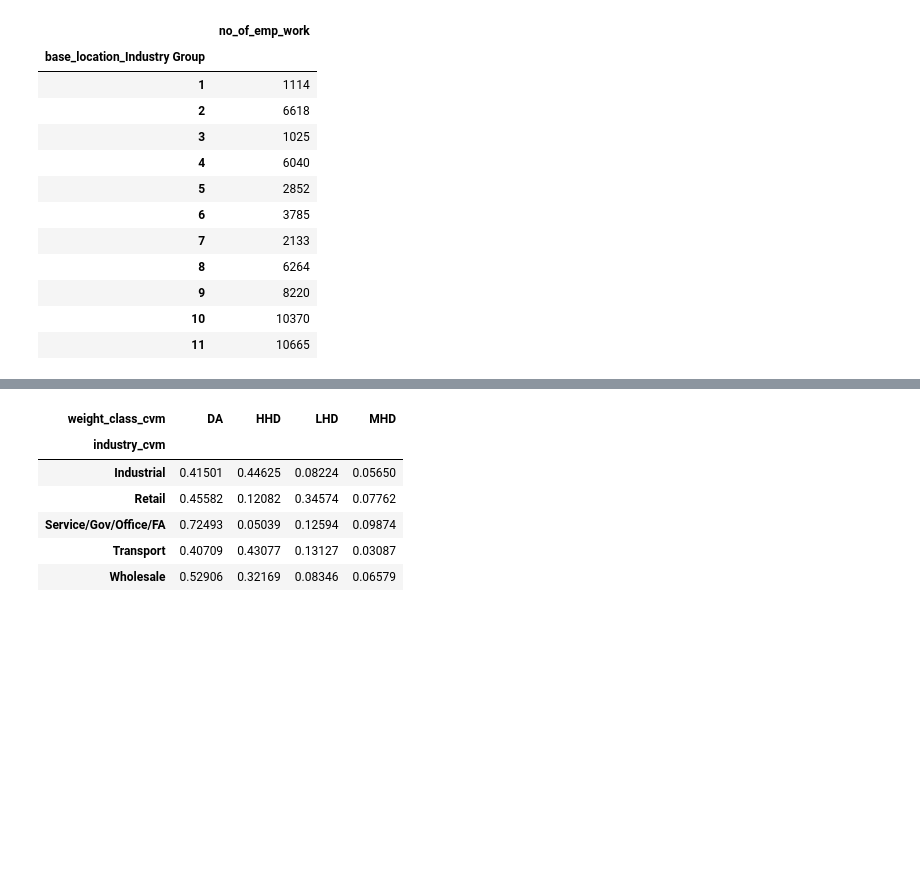
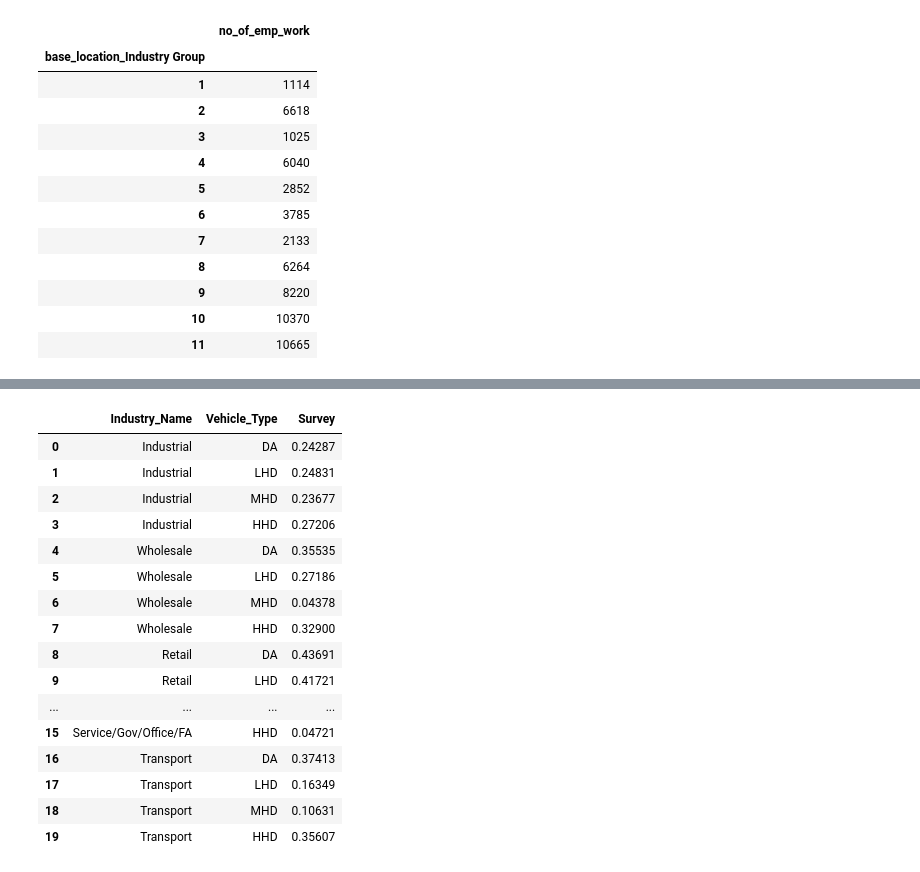
Before and after one commit to SANDAG/Data_CVM, a Jupyter notebook: abm2p/CVS_data_aggregation.ipynb, the cells around one changed output, grey strips where cells are left out. Cells and saved outputs as stored; diff of their text form; code cells hidden in the pictures; blank space fills up the shorter version.

```diff
--- a/abm2p/CVS_data_aggregation.ipynb
+++ b/abm2p/CVS_data_aggregation.ipynb
@@ -253,19 +357,43 @@ pd.crosstab(
-# %%
-# Figure 10. Vehicle Type by Industry
-pd.crosstab(
-    tour_data_starts.industry_cvm,
-    tour_data_starts.weight_class_cvm,
-    values=tour_data_starts['Most.Likely.Estimate.Weight.Factor'],
-    aggfunc='sum',
-    normalize='index')
-# %% [output]
-| weight_class_cvm | DA | HHD | LHD | MHD |
-| industry_cvm |  |  |  |  |
-| Industrial | 0.41501 | 0.44625 | 0.08224 | 0.05650 |
-| Retail | 0.45582 | 0.12082 | 0.34574 | 0.07762 |
-| Service/Gov/Office/FA | 0.72493 | 0.05039 | 0.12594 | 0.09874 |
-| Transport | 0.40709 | 0.43077 | 0.13127 | 0.03087 |
-| Wholesale | 0.52906 | 0.32169 | 0.08346 | 0.06579 |
+# %%
+# Figure 10. Vehicle Type by Industry
+figure10 = pd.crosstab(
+    tour_data_starts.industry_cvm.astype(ind_category),
+    tour_data_starts.weight_class_cvm.astype(weight_class_category),
+    values=tour_data_starts['Most.Likely.Estimate.Weight.Factor'],
+    aggfunc='sum',
+    normalize='index')
+figure10.rename_axis(None, axis=0, inplace=True)
+figure10.rename_axis(None, axis=1, inplace=True)
+figure10.reset_index(inplace=True)
+# #figure10 = figure10.T.reset_index()
+IndName_Updated = [[i]*4 for i in figure10['index'].to_list()]
+IndName_Updated = [x for xs in IndName_Updated for x in xs]
+Type = ['DA', 'LHD', 'MHD', 'HHD']*5
+Survey =[]
+for i, j in zip(IndName_Updated, Type):
+    Survey.append(figure10.loc[(figure10['index']==i)].loc[:, j].to_list()[0])
+figure10 = pd.DataFrame({'Industry_Name':IndName_Updated,
+              'Vehicle_Type': Type,
+              'Survey': Survey})
+figure10
+# %% [output]
+|  | Industry_Name | Vehicle_Type | Survey |
+| 0 | Industrial | DA | 0.24287 |
+| 1 | Industrial | LHD | 0.24831 |
+| 2 | Industrial | MHD | 0.23677 |
+| 3 | Industrial | HHD | 0.27206 |
+| 4 | Wholesale | DA | 0.35535 |
+| 5 | Wholesale | LHD | 0.27186 |
+| 6 | Wholesale | MHD | 0.04378 |
+| 7 | Wholesale | HHD | 0.32900 |
+| 8 | Retail | DA | 0.43691 |
+| 9 | Retail | LHD | 0.41721 |
+| ... | ... | ... | ... |
+| 15 | Service/Gov/Office/FA | HHD | 0.04721 |
+| 16 | Transport | DA | 0.37413 |
+| 17 | Transport | LHD | 0.16349 |
+| 18 | Transport | MHD | 0.10631 |
+| 19 | Transport | HHD | 0.35607 |
 # %%
 # Figure 12. Avg Trip Length by Vehicle Class and Industry
 tour_data_wc = tour_data[tour_data.TRAVEL_DISTANCE.notna()]
```
Also changed, not shown: parts of 16 cells of this notebook, 7 other files.
